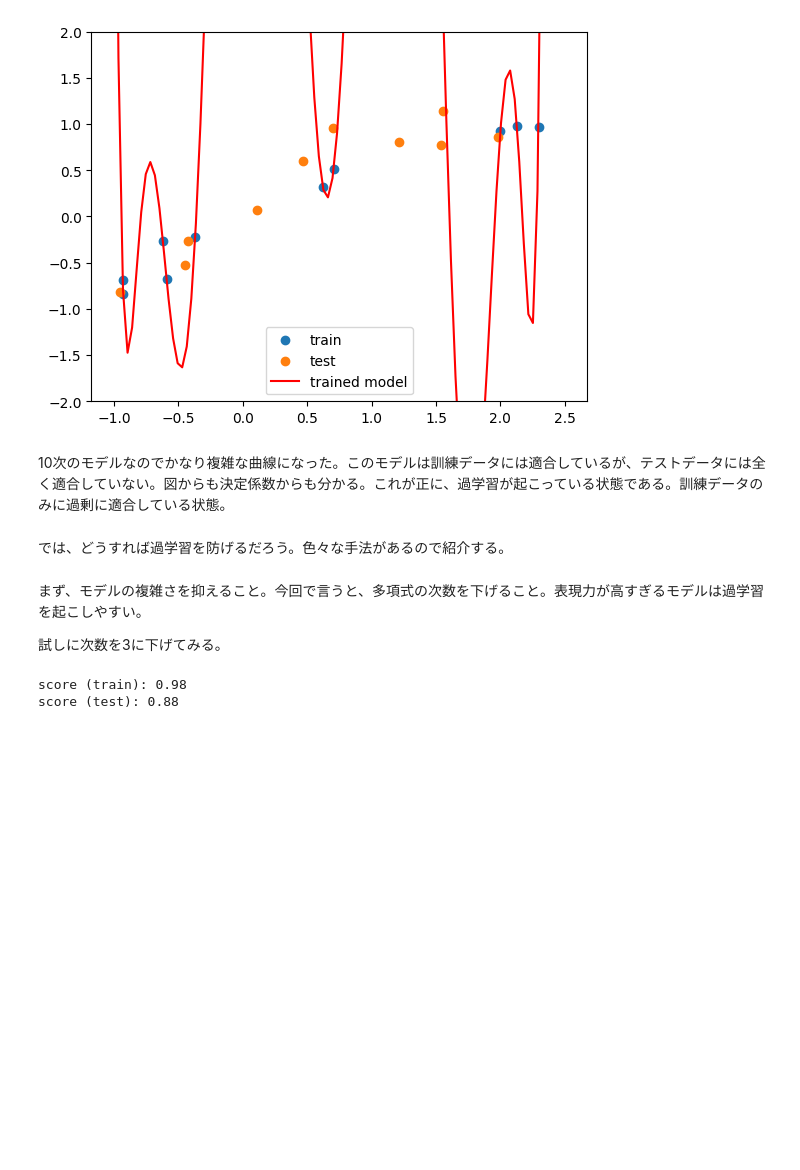
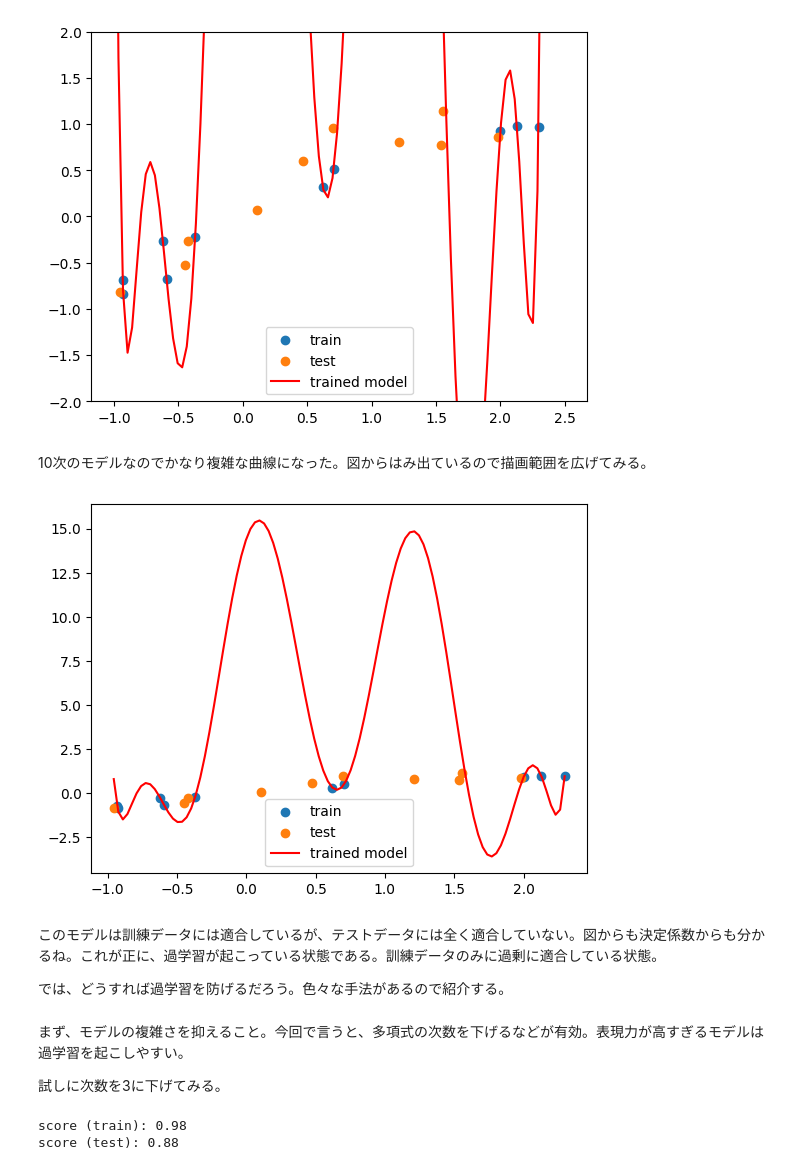
Before and after one commit to misya11p/machine-learning, a Jupyter notebook: overfitting.ipynb, the cells around one changed output. Cells and saved outputs as stored; diff of their text form; code cells hidden in the pictures; blank space fills up the shorter version.

```diff
--- a/overfitting.ipynb
+++ b/overfitting.ipynb
@@ -109,12 +109,23 @@ evaluate(pipeline, X_train, X_test, y_train, y_test)
 score (train): 1.00
 score (test): -104.33
 [figure]
+# %% [markdown]
+10次のモデルなのでかなり複雑な曲線になった。図からはみ出ているので描画範囲を広げてみる。
+# %%
+x_axis = np.linspace(X.min(), X.max(), 100).reshape(-1, 1)
+y_pred = pipeline.predict(x_axis)
+plt.scatter(X_train, y_train, label="train")
+plt.scatter(X_test, y_test, label="test")
+plt.plot(x_axis, y_pred, color="red", label="trained model")
+plt.legend();
+# %% [output]
+[figure, added]
 # %% [markdown]
-10次のモデルなのでかなり複雑な曲線になった。このモデルは訓練データには適合しているが、テストデータには全く適合していない。図からも決定係数からも分かる。これが正に、過学習が起こっている状態である。訓練データのみに過剰に適合している状態。
+このモデルは訓練データには適合しているが、テストデータには全く適合していない。図からも決定係数からも分かるね。これが正に、過学習が起こっている状態である。訓練データのみに過剰に適合している状態。
+
+では、どうすれば過学習を防げるだろう。色々な手法があるので紹介する。
-# %% [markdown]
-では、どうすれば過学習を防げるだろう。色々な手法があるので紹介する。
 # %% [markdown]
-まず、モデルの複雑さを抑えること。今回で言うと、多項式の次数を下げること。表現力が高すぎるモデルは過学習を起こしやすい。
+まず、モデルの複雑さを抑えること。今回で言うと、多項式の次数を下げるなどが有効。表現力が高すぎるモデルは過学習を起こしやすい。
 
 試しに次数を3に下げてみる。
 # %%
```
Also changed, not shown: parts of 2 cells of this notebook.
